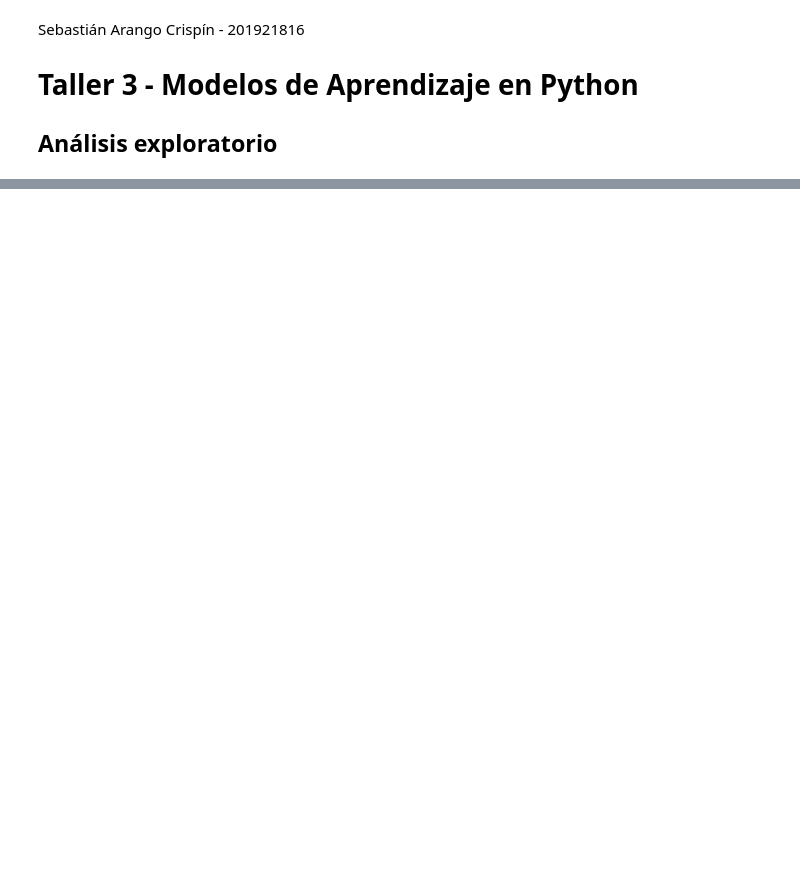
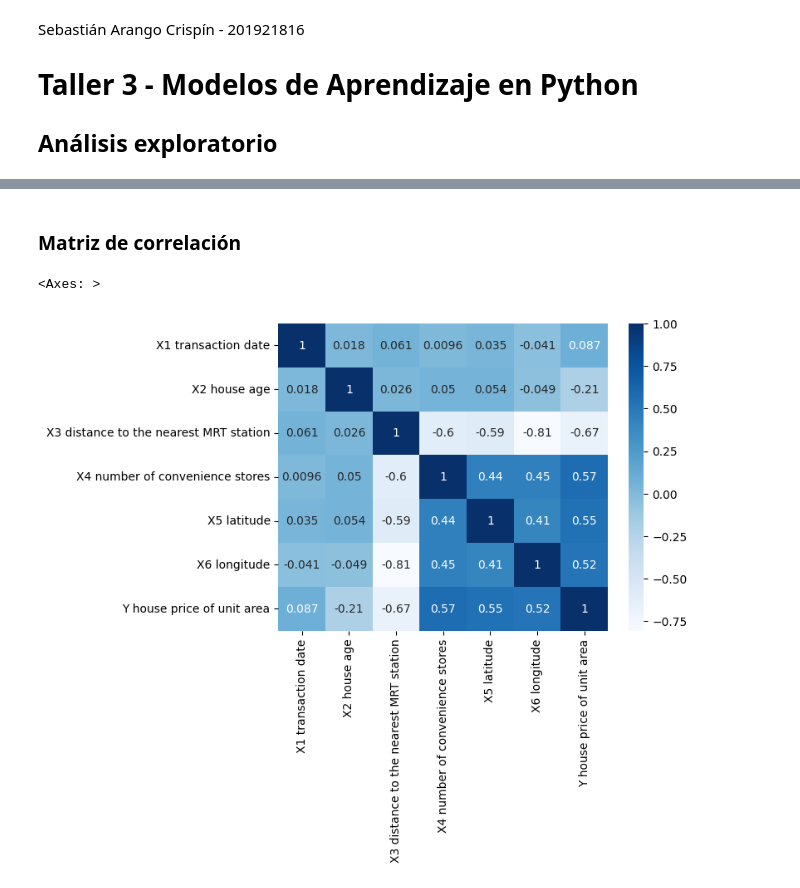
Before and after one commit to arangseb/Taller-3, a Jupyter notebook: taller_3_s.arango6.ipynb, the cells around one changed output, grey strips where cells are left out. Saved outputs shown, nothing was run; the diff lists cells and outputs as text; code cells hidden in the pictures; blank space fills up the shorter version.

Commit message:
Correlación

```diff
--- a/taller_3_s.arango6.ipynb
+++ b/taller_3_s.arango6.ipynb
@@ -19,0 +41,9 @@ data.head()
+# %% [markdown]
+### Matriz de correlación
+# %%
+import seaborn as sb
+corr = data.corr()
+sb.heatmap(corr, cmap="Blues", annot=True)
+# %% [output]
+<Axes: >
+[figure, added]
```
Also changed, not shown: parts of 3 cells of this notebook.
